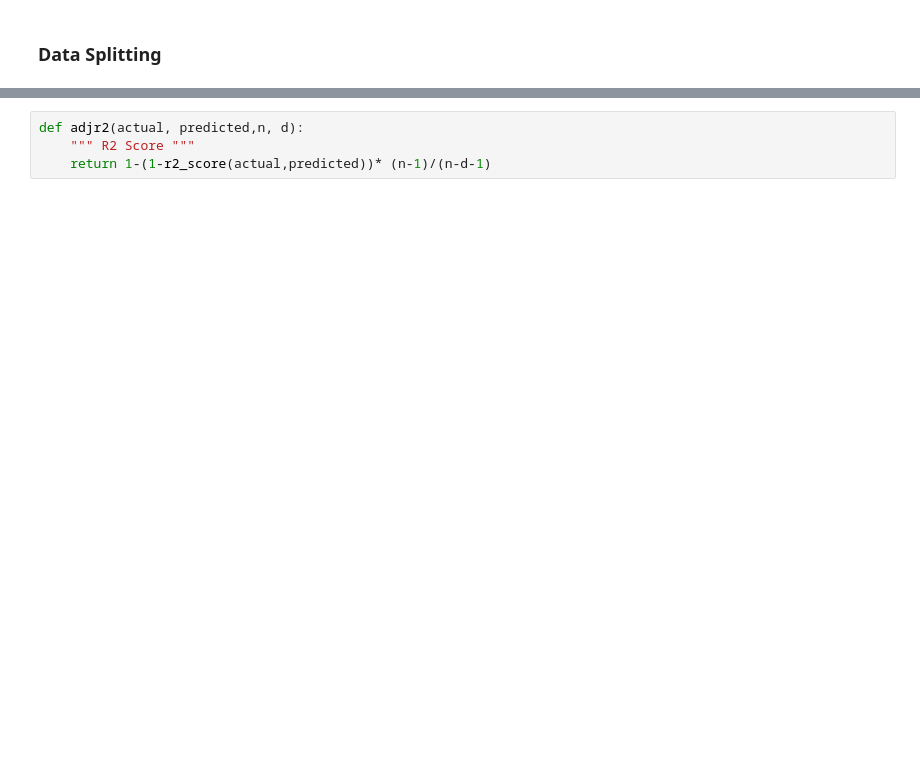
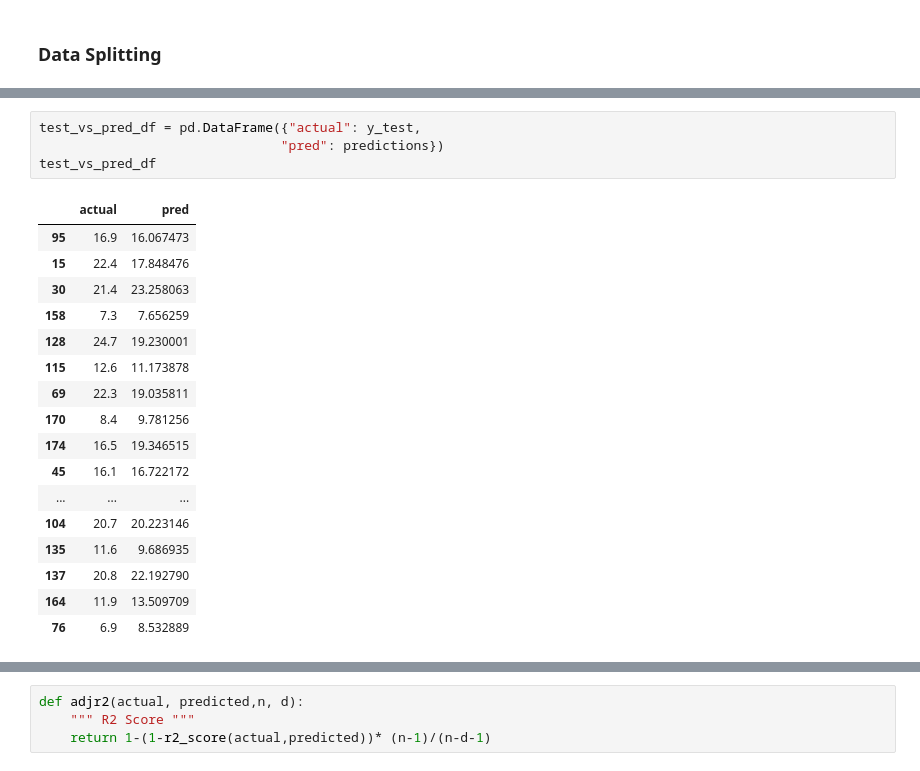
Before and after one commit to prabhat-123/Python_For_Data_Science, a Jupyter notebook: August_Lumbini_Course/notebooks/Linear_Regression.ipynb, the cells around one changed output, grey strips where cells are left out. Drawn from its saved outputs; the diff is of its cells as text; blank space fills up the shorter version.

```diff
--- a/August_Lumbini_Course/notebooks/Linear_Regression.ipynb
+++ b/August_Lumbini_Course/notebooks/Linear_Regression.ipynb
@@ -39,0 +137,22 @@ x1 represents the feature column we choose to use in our model.
+# %%
+test_vs_pred_df = pd.DataFrame({"actual": y_test,
+                               "pred": predictions})
+test_vs_pred_df
+# %% [output]
+|  | actual | pred |
+| 95 | 16.9 | 16.067473 |
+| 15 | 22.4 | 17.848476 |
+| 30 | 21.4 | 23.258063 |
+| 158 | 7.3 | 7.656259 |
+| 128 | 24.7 | 19.230001 |
+| 115 | 12.6 | 11.173878 |
+| 69 | 22.3 | 19.035811 |
+| 170 | 8.4 | 9.781256 |
+| 174 | 16.5 | 19.346515 |
+| 45 | 16.1 | 16.722172 |
+| ... | ... | ... |
+| 104 | 20.7 | 20.223146 |
+| 135 | 11.6 | 9.686935 |
+| 137 | 20.8 | 22.192790 |
+| 164 | 11.9 | 13.509709 |
+| 76 | 6.9 | 8.532889 |
```
Also changed, not shown: parts of 34 cells of this notebook.
